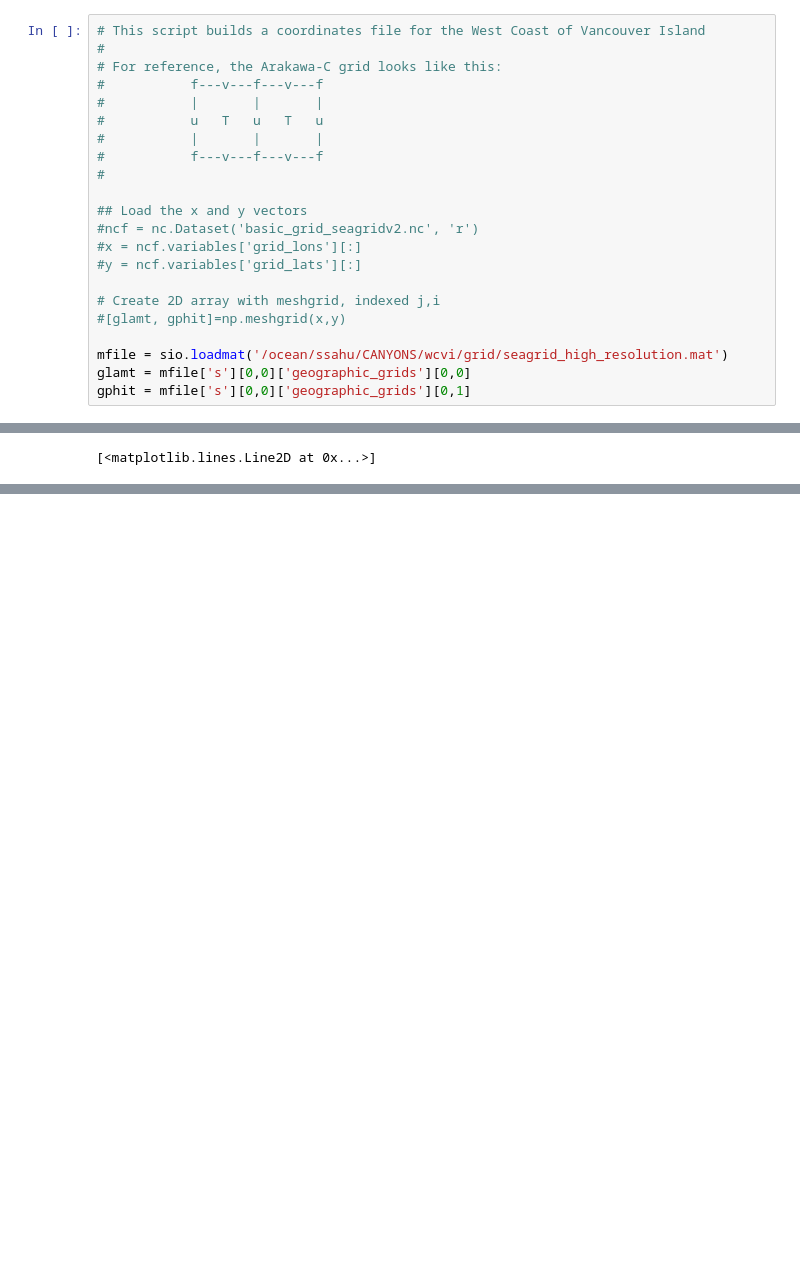
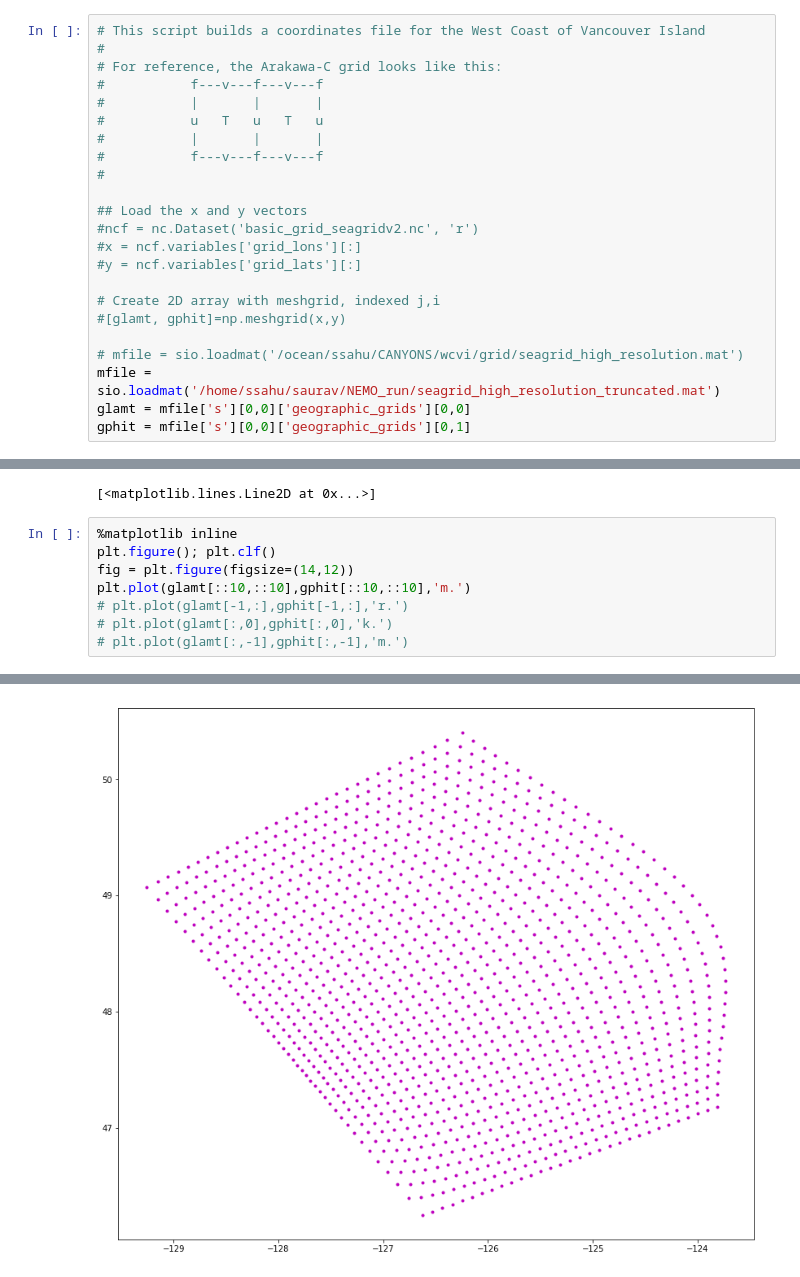
Before and after one commit to UBC-MOAD/wcvi, a Jupyter notebook: grid/Making_NEMO_coordinates.ipynb, the cells around one changed output, grey strips where cells are left out. Cells and saved outputs as stored; diff of their text form; blank space fills up the shorter version.

```diff
--- a/grid/Making_NEMO_coordinates.ipynb
+++ b/grid/Making_NEMO_coordinates.ipynb
@@ -26,7 +26,8 @@ from salishsea_tools import nc_tools
 # Create 2D array with meshgrid, indexed j,i
 #[glamt, gphit]=np.meshgrid(x,y)
 
-mfile = sio.loadmat('/ocean/ssahu/CANYONS/wcvi/grid/seagrid_high_resolution.mat')
+# mfile = sio.loadmat('/ocean/ssahu/CANYONS/wcvi/grid/seagrid_high_resolution.mat')
+mfile = sio.loadmat('/home/ssahu/saurav/NEMO_run/seagrid_high_resolution_truncated.mat')
 glamt = mfile['s'][0,0]['geographic_grids'][0,0]
 gphit = mfile['s'][0,0]['geographic_grids'][0,1]
 # %%
@@ -106,3 +107,12 @@ plt.plot(glamt[:,-1],gphit[:,-1],'m.')
 [interactive output not drawn]
 [interactive output not drawn]
 [<matplotlib.lines.Line2D at 0x...>]
+# %%
+%matplotlib inline
+plt.figure(); plt.clf()
+fig = plt.figure(figsize=(14,12))
+plt.plot(glamt[::10,::10],gphit[::10,::10],'m.')
+# plt.plot(glamt[-1,:],gphit[-1,:],'r.')
+# plt.plot(glamt[:,0],gphit[:,0],'k.')
+# plt.plot(glamt[:,-1],gphit[:,-1],'m.')
+# %% [output]
@@ -108,0 +137 @@ plt.plot(glamt[:,-1],gphit[:,-1],'m.')
+[figure, added]
```
Also changed, not shown: parts of 5 cells of this notebook, 2 other files.
